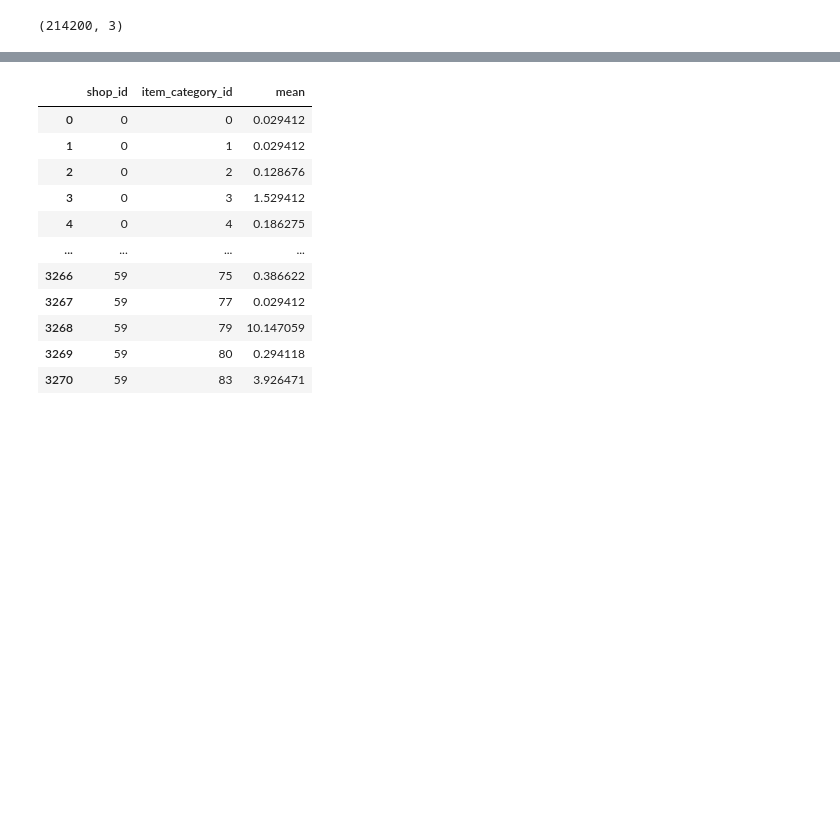
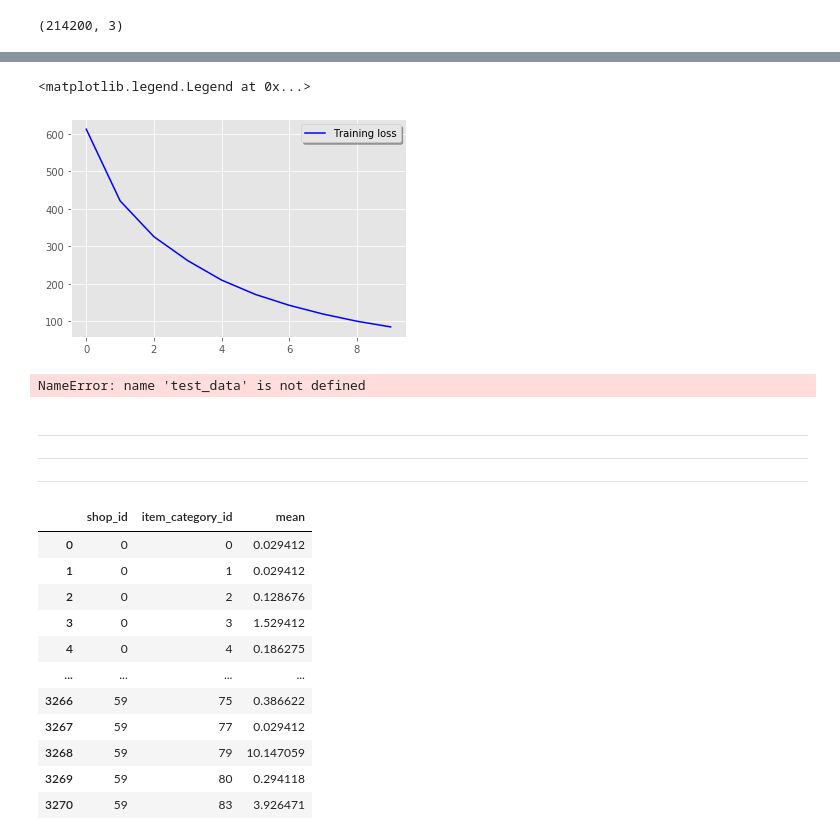
Before and after one commit to the-chiefdom/Predict_Future_Sales, a Jupyter notebook: 03_Train_Tune_Model.ipynb, the cells around one changed output, grey strips where cells are left out. Cells and saved outputs as stored; diff of their text form; code cells hidden in the pictures; blank space fills up the shorter version.

```diff
--- a/03_Train_Tune_Model.ipynb
+++ b/03_Train_Tune_Model.ipynb
@@ -54,0 +118,3 @@ df.head()
+# %%
+dataset.drop(['shop_id','item_id','ID'],inplace = True, axis = 1)
+dataset.head()
@@ -54,0 +148,11 @@ df.head()
+# %%
+# X we will keep all columns execpt the last one
+X_train = np.expand_dims(dataset.values[:,:-1],axis = 2)
+# the last column is our label
+y_train = dataset.values[:,-1:]
+
+# for test we keep all the columns execpt the first one
+X_test = np.expand_dims(dataset.values[:,1:],axis = 2)
+
+# lets have a look on the shape
+print(X_train.shape,y_train.shape,X_test.shape)
@@ -54,0 +161,9 @@ df.head()
+# %%
+# our defining our model
+model_lstm = Sequential()
+model_lstm.add(LSTM(units = 64,input_shape = (X_train.shape[1], X_train.shape[2])))
+model_lstm.add(Dropout(0.4))
+model_lstm.add(Dense(1))
+
+model_lstm.compile(loss = 'mse',optimizer = 'adam', metrics = ['mean_squared_error'])
+model_lstm.summary()
@@ -54,0 +185,2 @@ df.head()
+# %%
+history_lstm = model_lstm.fit(X_train,y_train,batch_size = 4096,epochs = 10)
@@ -54,0 +208,18 @@ df.head()
+# %%
+# Plot the loss curves for training
+plt.plot(history_lstm.history['loss'], color='b', label="Training loss")
+plt.legend(loc='best', shadow=True)
+# %% [output]
+<matplotlib.legend.Legend at 0x...>
+[figure, added]
+# %%
+# creating submission file
+submission_pfs = model_lstm.predict(X_test)
+# we will keep every value between 0 and 20
+submission_pfs = submission_pfs.clip(0,20)
+# creating dataframe with required columns
+submission = pd.DataFrame({'ID':test_data['ID'],'item_cnt_month':submission_pfs.ravel()})
+# creating csv file from dataframe
+submission.to_csv('sub_pfs_no_encoding.csv',index = False)
+# %% [output]
+NameError: name 'test_data' is not defined
@@ -55,3 +230,7 @@ df.head()
+# %% [markdown]
+---
+---
+---
 # %%
 items = pd.read_csv('./csv_folder/items.csv')
 item_categs = pd.read_csv('./csv_folder/item_categories.csv')
```
Also changed, not shown: parts of 25 cells of this notebook.
